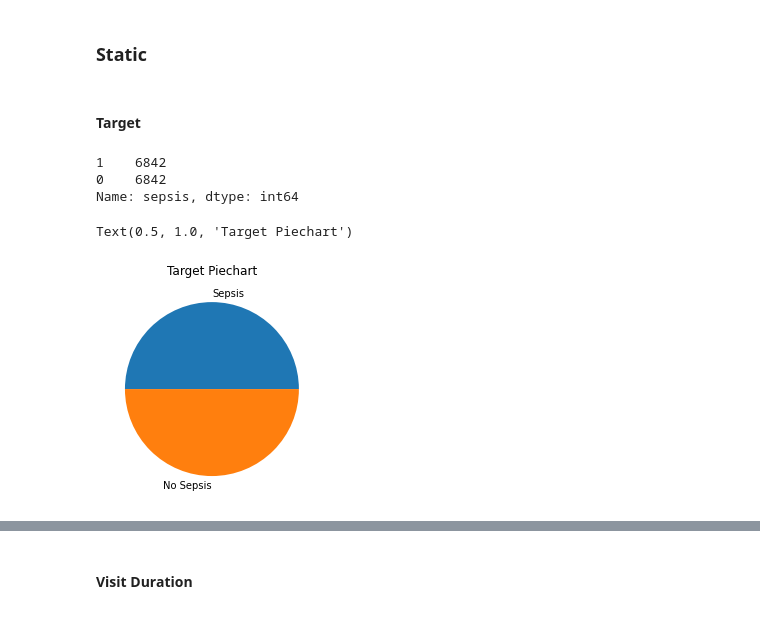
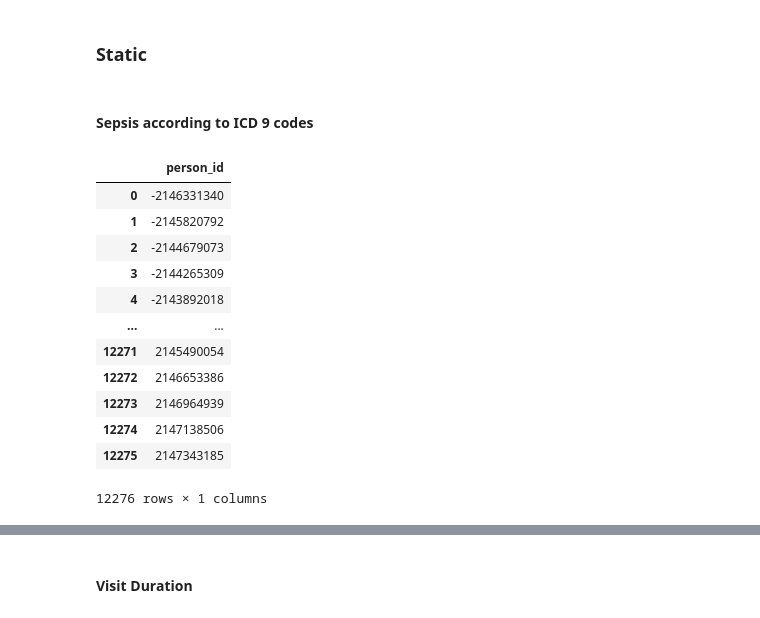
Before and after one commit to ryashpal/ML, a Jupyter notebook: mortality/explore_omop.ipynb, the cells around one changed output, grey strips where cells are left out. Saved outputs shown, nothing was run; the diff lists cells and outputs as text; code cells hidden in the pictures.

```diff
--- a/mortality/explore_omop.ipynb
+++ b/mortality/explore_omop.ipynb
@@ -8,3 +14,16 @@ from matplotlib import pyplot as plt
+# %%
+# information used to create a database connection
+sqluser = 'postgres'
+dbname = 'mimic4'
+hostname = 'localhost'
+port_number = 5434
+schema_name = 'omop_cdm'
+
+# Connect to postgres with a copy of the MIMIC-III database
+con = psycopg2.connect(dbname=dbname, user=sqluser, host=hostname, port=port_number, password='mysecretpassword')
+
+# the below statement is prepended to queries to ensure they select from the right schema
+query_schema = 'set search_path to ' + schema_name + ';'
 # %% [markdown]
 ## Read data
 # %%
@@ -79,18 +102,33 @@ mortalityDf
 ## Basic Exploration
 # %% [markdown]
 ### Static
-# %% [markdown]
-#### Target
-# %%
-staticDf.sepsis.value_counts()
-# %% [output]
-1    6842
-0    6842
-Name: sepsis, dtype: int64
-# %%
-fig, ax = plt.subplots()
-plt.pie(staticDf.sepsis.value_counts(), labels = ["Sepsis", "No Sepsis"])
-ax.set_title('Target Piechart')
-# %% [output]
-Text(0.5, 1.0, 'Target Piechart')
-[figure, removed]
+# %% [markdown]
+#### Sepsis according to ICD 9 codes
+# %%
+icdQuery = """
+    select
+    distinct per.person_id
+    from mimiciv.diagnoses_icd icd
+    inner join mimiciv.patients pat
+    on pat.subject_id = icd.subject_id
+    inner join omop_cdm.person per
+    on per.person_source_value::int = pat.subject_id
+    where (icd_code = '99591' or icd_code = '99592' or icd_code = '78552' or icd_code = 'A419' or icd_code = 'R6520' or icd_code = 'R6521')
+    ;
+"""
+icdDf = pd.read_sql_query(icdQuery, con)
+icdDf
+# %% [output]
+|  | person_id |
+| 0 | -2146331340 |
+| 1 | -2145820792 |
+| 2 | -2144679073 |
+| 3 | -2144265309 |
+| 4 | -2143892018 |
+| ... | ... |
+| 12271 | 2145490054 |
+| 12272 | 2146653386 |
+| 12273 | 2146964939 |
+| 12274 | 2147138506 |
+| 12275 | 2147343185 |
+12276 rows × 1 columns
```
Also changed, not shown: parts of 13 cells of this notebook.
